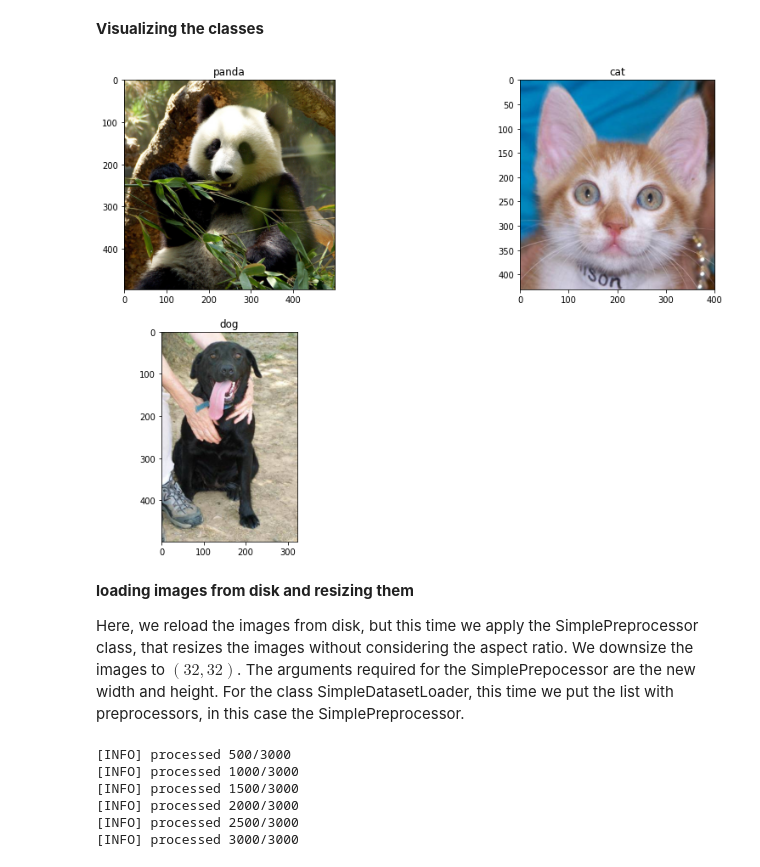
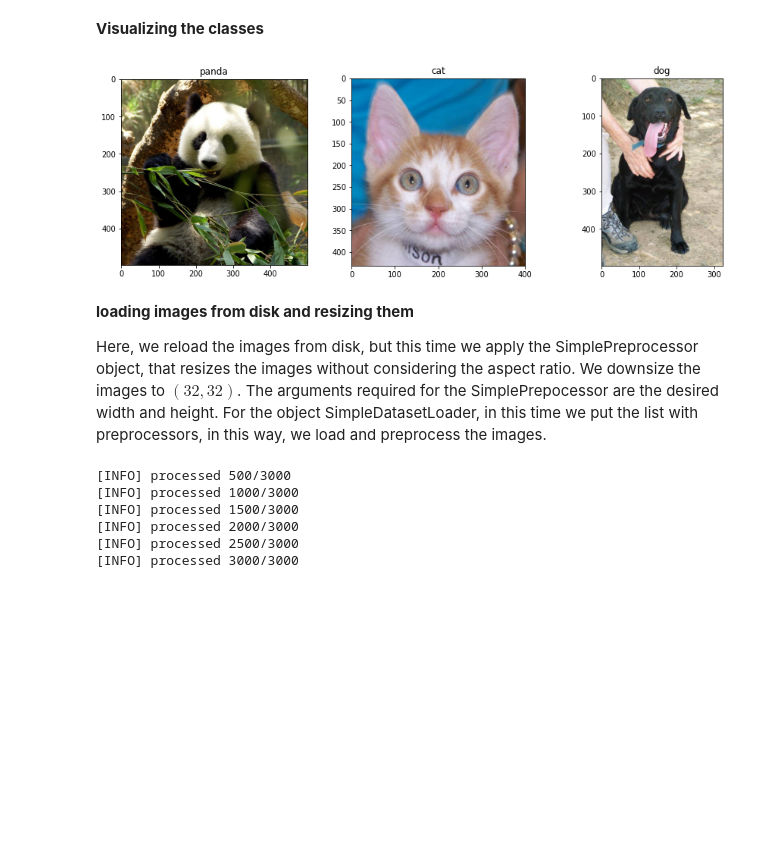
Before and after one commit to IgorMeloS/Computer-Vision-Training, a Jupyter notebook: ComputerVision Module/Pratical Examples/1 - Simple Image Classifier/simple_image_classifier.ipynb, the cells around one changed output. Cells and saved outputs as stored; diff of their text form; code cells hidden in the pictures; blank space fills up the shorter version.

```diff
--- a/ComputerVision Module/Pratical Examples/1 - Simple Image Classifier/simple_image_classifier.ipynb
+++ b/ComputerVision Module/Pratical Examples/1 - Simple Image Classifier/simple_image_classifier.ipynb
@@ -42,22 +60,22 @@ sdl = SimpleDatasetLoader(preprocessors=None)
 **Visualizing the classes**
 # %%
 plt.figure(figsize=(15,10))
-plt.subplot(2,2,1)
+plt.subplot(2,3,1)
 plt.title("panda")
 plt.imshow(cv.cvtColor(data[0], cv.COLOR_BGR2RGB))
-plt.subplot(2,2,2)
+plt.subplot(2,3,2)
 plt.title("cat")
 plt.imshow(cv.cvtColor(data[1000], cv.COLOR_BGR2RGB))
-plt.subplot(2,2,3)
+plt.subplot(2,3,3)
 plt.title("dog")
 plt.imshow(cv.cvtColor(data[-2], cv.COLOR_BGR2RGB))
 plt.show()
 # %% [output]
-[figure, old version]
+[figure, new version]
 # %% [markdown]
 **loading images from disk and resizing them**
 
-Here, we reload the images from disk, but this time we apply the SimplePreprocessor class, that resizes the images without considering the aspect ratio. We downsize the images to $(32,32)$. The arguments required for the SimplePrepocessor are the new width and height. For the class SimpleDatasetLoader, this time we put the list with preprocessors, in this case the SimplePreprocessor.
+Here, we reload the images from disk, but this time we apply the SimplePreprocessor object, that resizes the images without considering the aspect ratio. We downsize the images to $(32,32)$. The arguments required for the SimplePrepocessor are the desired width and height. For the object SimpleDatasetLoader, in this time we put the list with preprocessors, in this way, we load and preprocess the images.
 # %%
 sp = SimplePreprocessor(32, 32) # object to resize
 sdl = SimpleDatasetLoader(preprocessors=[sp]) # object to load from disk and process
```
Also changed, not shown: parts of 11 cells of this notebook.
